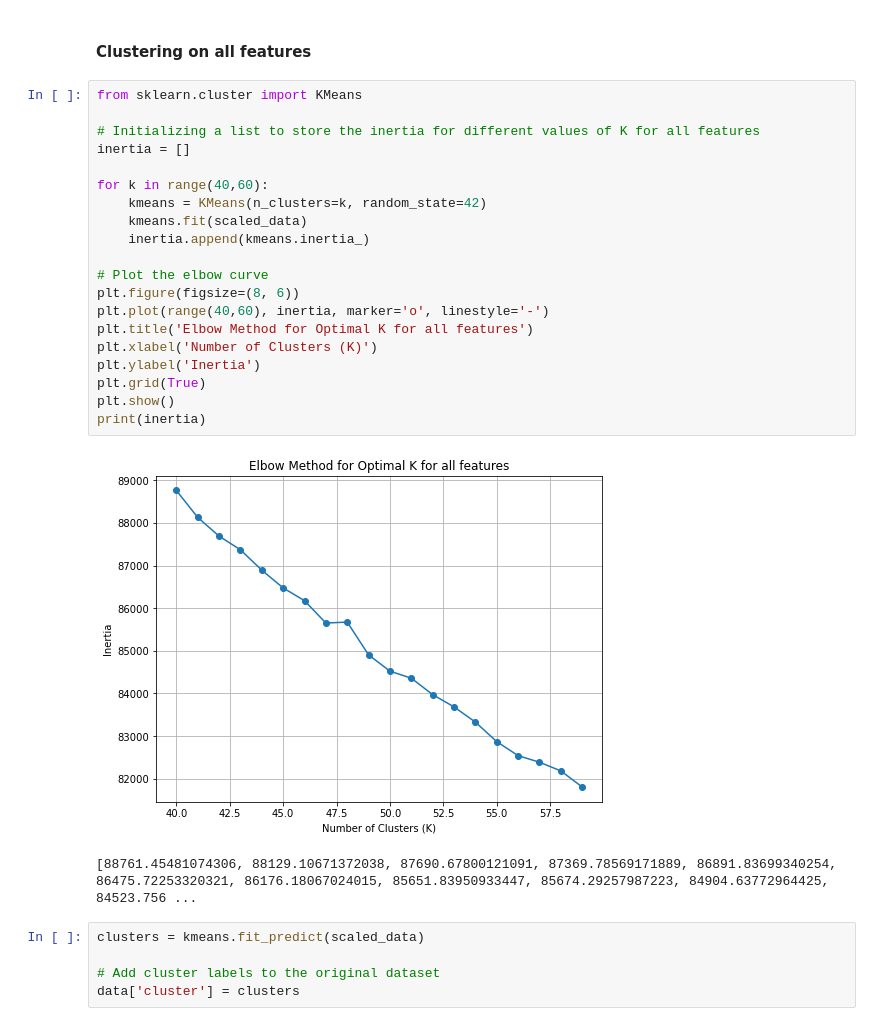
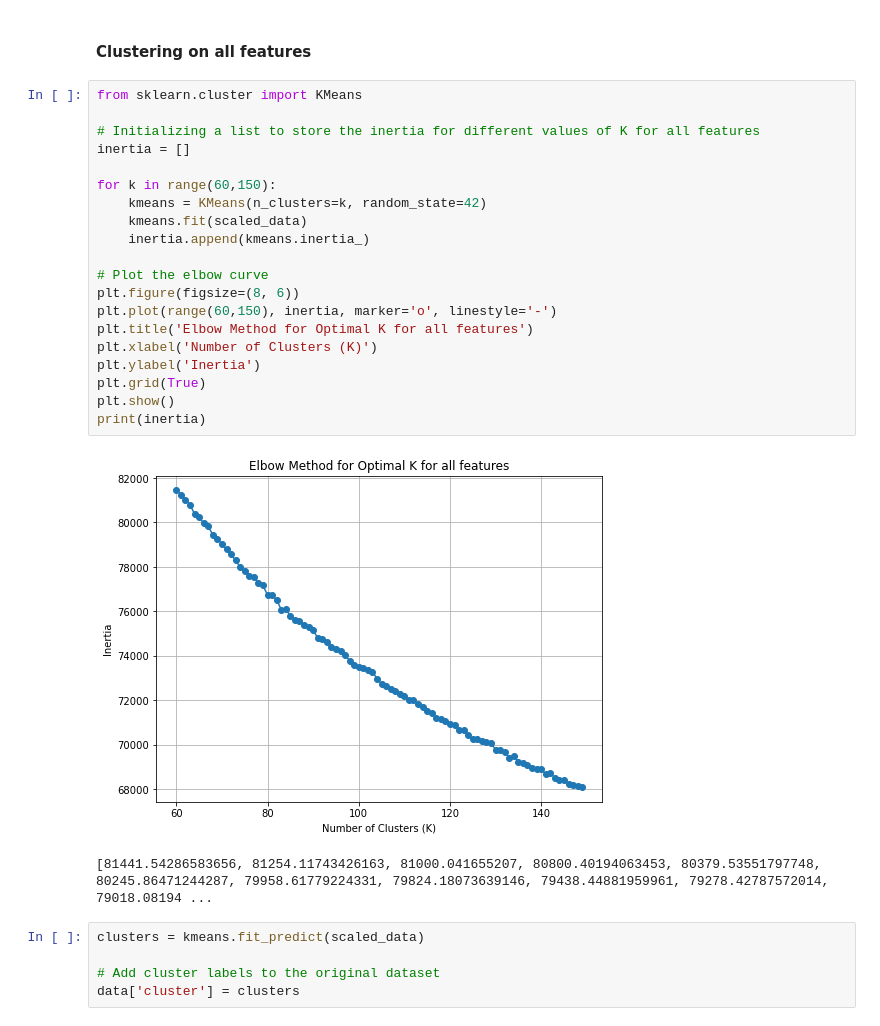
Before and after one commit to Elysian01/IIITB-MTech-AI-Assignments, a Jupyter notebook: Machine-Learning-Assignments-SEM-1/Assignment1/3.ipynb, the cells around one changed output. Cells and saved outputs as stored; diff of their text form.

```diff
--- a/Machine-Learning-Assignments-SEM-1/Assignment1/3.ipynb
+++ b/Machine-Learning-Assignments-SEM-1/Assignment1/3.ipynb
@@ -189,26 +189,26 @@ print(scaled_data)
 # %%
 from sklearn.cluster import KMeans
 
 # Initializing a list to store the inertia for different values of K for all features
 inertia = []
 
-for k in range(40,60):
+for k in range(60,150):
     kmeans = KMeans(n_clusters=k, random_state=42)
     kmeans.fit(scaled_data)
     inertia.append(kmeans.inertia_)
 
 # Plot the elbow curve
 plt.figure(figsize=(8, 6))
-plt.plot(range(40,60), inertia, marker='o', linestyle='-')
+plt.plot(range(60,150), inertia, marker='o', linestyle='-')
 plt.title('Elbow Method for Optimal K for all features')
 plt.xlabel('Number of Clusters (K)')
 plt.ylabel('Inertia')
 plt.grid(True)
 plt.show()
 print(inertia)
 # %% [output]
-[figure, old version]
+[figure, new version]
-[88761.45481074306, 88129.10671372038, 87690.67800121091, 87369.78569171889, 86891.83699340254, 86475.72253320321, 86176.18067024015, 85651.83950933447, 85674.29257987223, 84904.63772964425, 84523.756 ...
+[81441.54286583656, 81254.11743426163, 81000.041655207, 80800.40194063453, 80379.53551797748, 80245.86471244287, 79958.61779224331, 79824.18073639146, 79438.44881959961, 79278.42787572014, 79018.08194 ...
 # %%
 clusters = kmeans.fit_predict(scaled_data)
 
```
Also changed, not shown: parts of 4 cells of this notebook, 1 other file.
